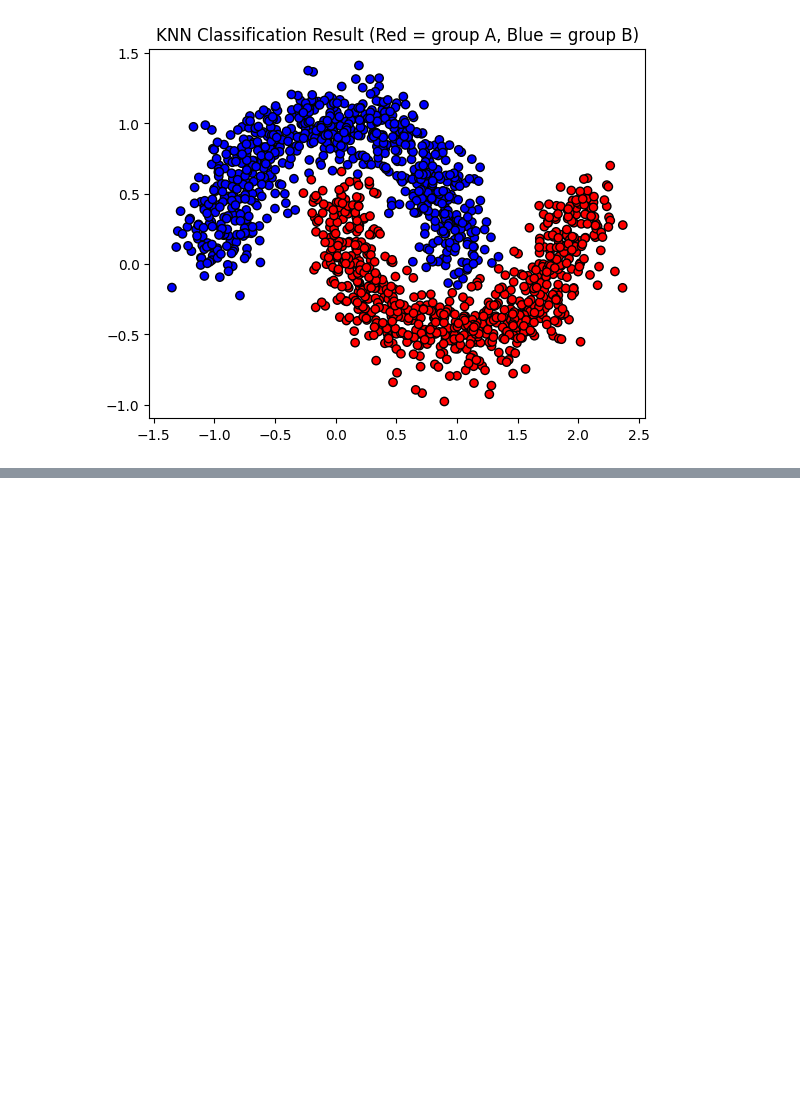
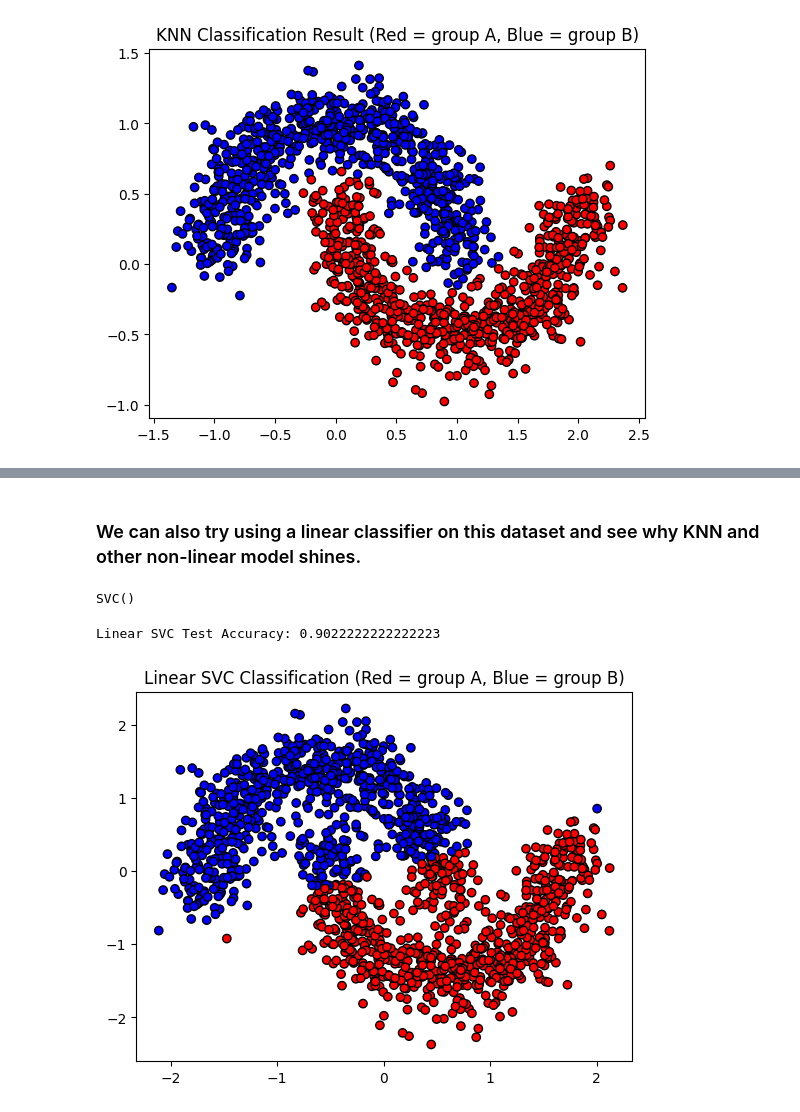
Before and after one commit to miniric/Data-Analytics, a Jupyter notebook: 2. Mini-Projects/5. Two Moon Classification/main.ipynb, the cells around one changed output, grey strips where cells are left out. Drawn from its saved outputs; the diff is of its cells as text; code cells hidden in the pictures; blank space fills up the shorter version.

Commit message:
update two moon with SVC model comparison

```diff
--- a/2. Mini-Projects/5. Two Moon Classification/main.ipynb
+++ b/2. Mini-Projects/5. Two Moon Classification/main.ipynb
@@ -131,0 +132,29 @@ MLP Test Accuracy: 0.9933333396911621
+# %% [markdown]
+### We can also try using a linear classifier on this dataset and see why KNN and other non-linear model shines.
+# %%
+from sklearn.svm import LinearSVC, SVC
+
+X_train, X_test, y_train, y_test = train_test_split(X, y, test_size=0.3, random_state=42)
+
+clfLinearClassifier = LinearSVC()
+clfLinearClassifier.fit(X_train, y_train)
+
+clfSVC = SVC(kernel='rbf', gamma='scale')
+clfSVC.fit(X_train, y_train)
+# %% [output]
+SVC()
+# %%
+### Test Acc Section
+y_pred_svc_linear = clfLinearClassifier.predict(X_test)
+acc = accuracy_score(y_test, y_pred_svc_linear)
+print("Linear SVC Test Accuracy:", acc)
+###
+
+y_pred_svc_linear = clfLinearClassifier.predict(X)
+
+plt.scatter(X[:, 0], X[:, 1], c=y_pred_svc_linear, cmap=plt.cm.bwr, edgecolors='k')
+plt.title("Linear SVC Classification (Red = group A, Blue = group B)")
+plt.show()
+# %% [output]
+Linear SVC Test Accuracy: 0.9022222222222223
+[figure, added]
```
Also changed, not shown: parts of 3 cells of this notebook.
